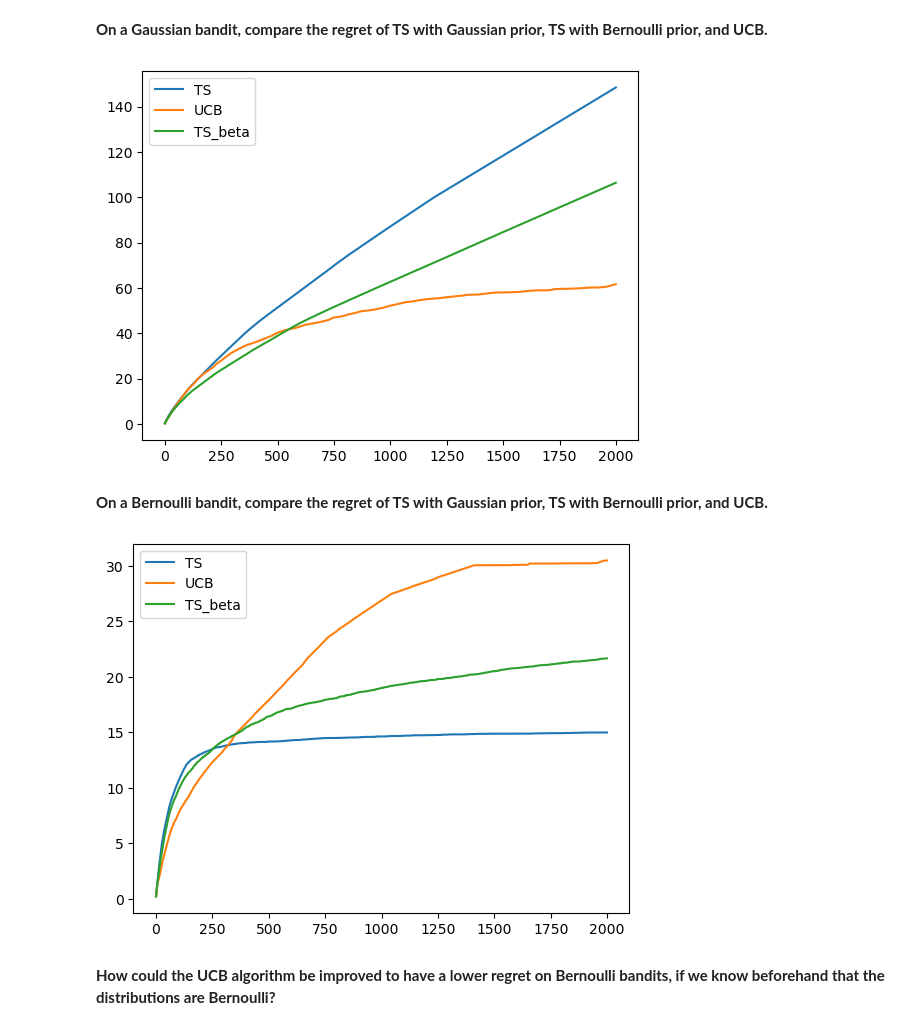
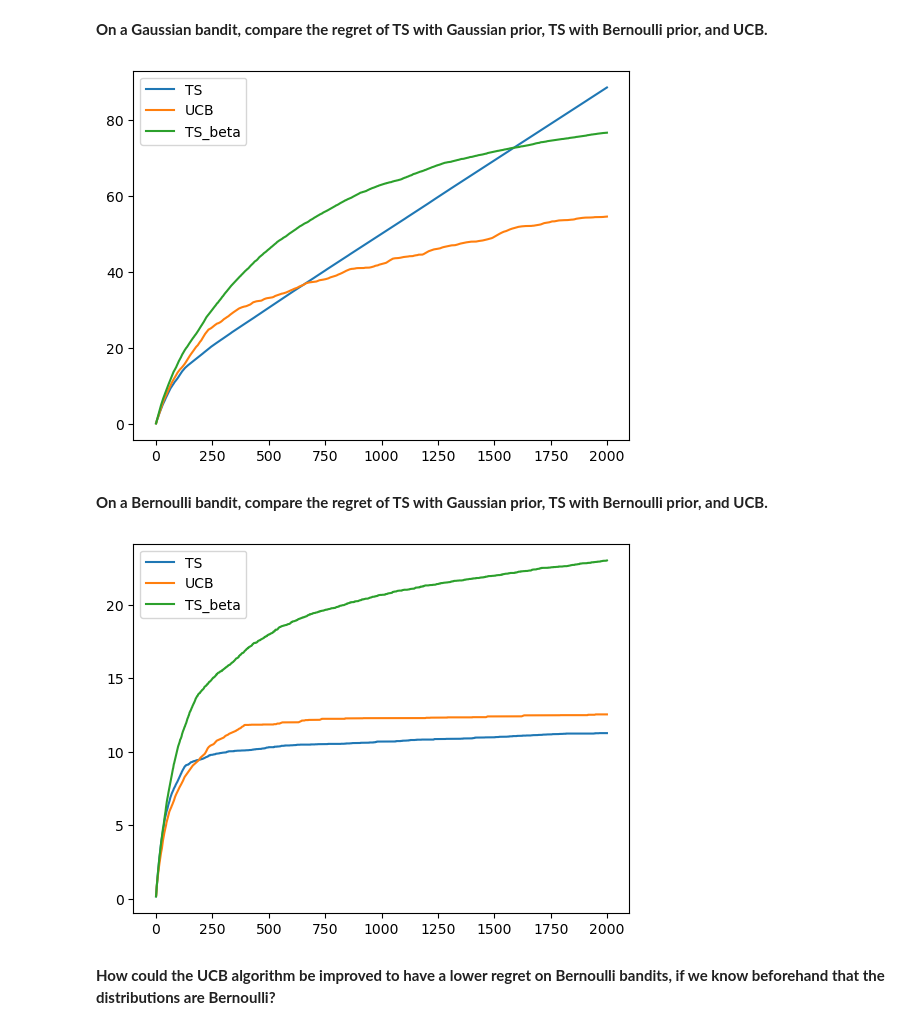
Before and after one commit to benech17/Reinforcement-Learning-SDIA, a Jupyter notebook: TP3/Bandit_merged.ipynb, the cells around one changed output. Drawn from its saved outputs; the diff is of its cells as text; code cells hidden in the pictures.

```diff
--- a/TP3/Bandit_merged.ipynb
+++ b/TP3/Bandit_merged.ipynb
@@ -453,7 +448,7 @@ def TS(emp_means, nb_pulls, t):
         if nb_pulls[k]==0:
             pulls[k]=np.random.normal(0,1)
         else:
-            pulls[k]=np.random.normal(emp_means[k]*(nb_pulls[k])/(nb_pulls[k]+1),1/(nb_pulls[k]+1))
+            pulls[k]=np.random.normal(emp_means[k]*(nb_pulls[k])/(nb_pulls[k]+1),1/np.sqrt((nb_pulls[k]+1)))
     return np.argmax(pulls)
 # %% [markdown]
 **Plot the regret of Gaussian TS and UCB on the Gaussian bandit from previous questions, as well as on a Bernoulli bandit with same means. Discuss.**
@@ -485,7 +480,7 @@ for n in range(N):
     nb_pulls = np.zeros(K)
     actions = np.zeros(T, dtype=int)
     for t in range(T):
-        arm = UCB(emp_means, nb_pulls, t,1)
+        arm = UCB_c(emp_means, nb_pulls, t,1)
         actions[t] = arm
         rewards = B.sample(arm)
         regrets[t,n] = regret(mu, actions[:t+1])[t]
@@ -527,7 +522,7 @@ for n in range(N):
     nb_pulls = np.zeros(K)
     actions = np.zeros(T, dtype=int)
     for t in range(T):
-        arm = UCB(emp_means, nb_pulls, t,1)
+        arm = UCB_c(emp_means, nb_pulls, t,1)
         actions[t] = arm
         rewards = B.sample(arm)
         regrets[t,n] = regret(mu, actions[:t+1])[t]
@@ -565,11 +560,11 @@ def TS_beta(emp_means, nb_pulls, t,type_bandit):
             if type_bandit=="Bernouilli":
                 pulls[k]=np.random.beta(emp_means[k]*(nb_pulls[k])+1,1+nb_pulls[k]-emp_means[k]*(nb_pulls[k]))
             elif type_bandit=="Gaussian":
-                alpha_posterior =max(1e-6, 1 + emp_means[k] * nb_pulls[k])
-                beta_posterior = max(1e-6,1 + (1 - emp_means[k]) * nb_pulls[k])
+                mu_posterior = emp_means[k]
+                sigma_posterior = 1.0 / np.sqrt(1 + nb_pulls[k])
 
-            # Sample from the posterior Beta distribution
-                pulls[k] = np.random.beta(alpha_posterior, beta_posterior)
+                # Sample from the posterior normal distribution
+                pulls[k] = np.random.normal(mu_posterior, sigma_posterior)
     return np.argmax(pulls)
 # %% [markdown]
 **On a Gaussian bandit, compare the regret of TS with Gaussian prior, TS with Bernoulli prior, and UCB.**
@@ -601,36 +596,36 @@ for n in range(N):
     nb_pulls = np.zeros(K)
     actions = np.zeros(T, dtype=int)
     for t in range(T):
-        arm = UCB(emp_means, nb_pulls, t,1)
+        arm = UCB_c(emp_means, nb_pulls, t,1)
         actions[t] = arm
         rewards = B.sample(arm)
         regrets[t,n] = regret(mu, actions[:t+1])[t]
         nb_pulls[arm] += 1
         emp_means[arm] = (emp_means[arm]*(nb_pulls[arm]-1) + rewards)/nb_pulls[arm]
 mean_regret = np.mean(regrets, axis=1)
 plt.plot(mean_regret)
 
 regrets = np.zeros((T,N))
 for n in range(N):
     emp_means = np.zeros(K)
     nb_pulls = np.zeros(K)
     actions = np.zeros(T, dtype=int)
     eps_0=100
     for t in range(T):
         arm = TS_beta(emp_means, nb_pulls, t,"Gaussian")
         actions[t] = arm
         rewards = B.sample(arm)
         regrets[t,n] = regret(mu, actions[:t+1])[t]
         nb_pulls[arm] += 1
         emp_means[arm] = (emp_means[arm]*(nb_pulls[arm]-1) + rewards)/nb_pulls[arm]
 mean_regret = np.mean(regrets, axis=1)
 plt.plot(mean_regret)
 
 plt.legend(["TS","UCB","TS_beta"])
 
 plt.show()
 # %% [output]
-[figure, old version]
+[figure, new version]
 # %% [markdown]
 **On a Bernoulli bandit, compare the regret of TS with Gaussian prior, TS with Bernoulli prior, and UCB.**
 # %%
@@ -661,7 +656,7 @@ for n in range(N):
     nb_pulls = np.zeros(K)
     actions = np.zeros(T, dtype=int)
     for t in range(T):
-        arm = UCB(emp_means, nb_pulls, t,0.1)
+        arm = UCB_c(emp_means, nb_pulls, t,0.1)
         actions[t] = arm
         rewards = B.sample(arm)
         regrets[t,n] = regret(mu, actions[:t+1])[t]
@@ -690,7 +685,7 @@ plt.legend(["TS","UCB","TS_beta"])
 
 plt.show()
 # %% [output]
-[figure, old version]
+[figure, new version]
 # %% [markdown]
 **How could the UCB algorithm be improved to have a lower regret on Bernoulli bandits, if we know beforehand that the distributions are Bernoulli?**
 # %% [markdown]
```
Also changed, not shown: parts of 12 cells of this notebook.
